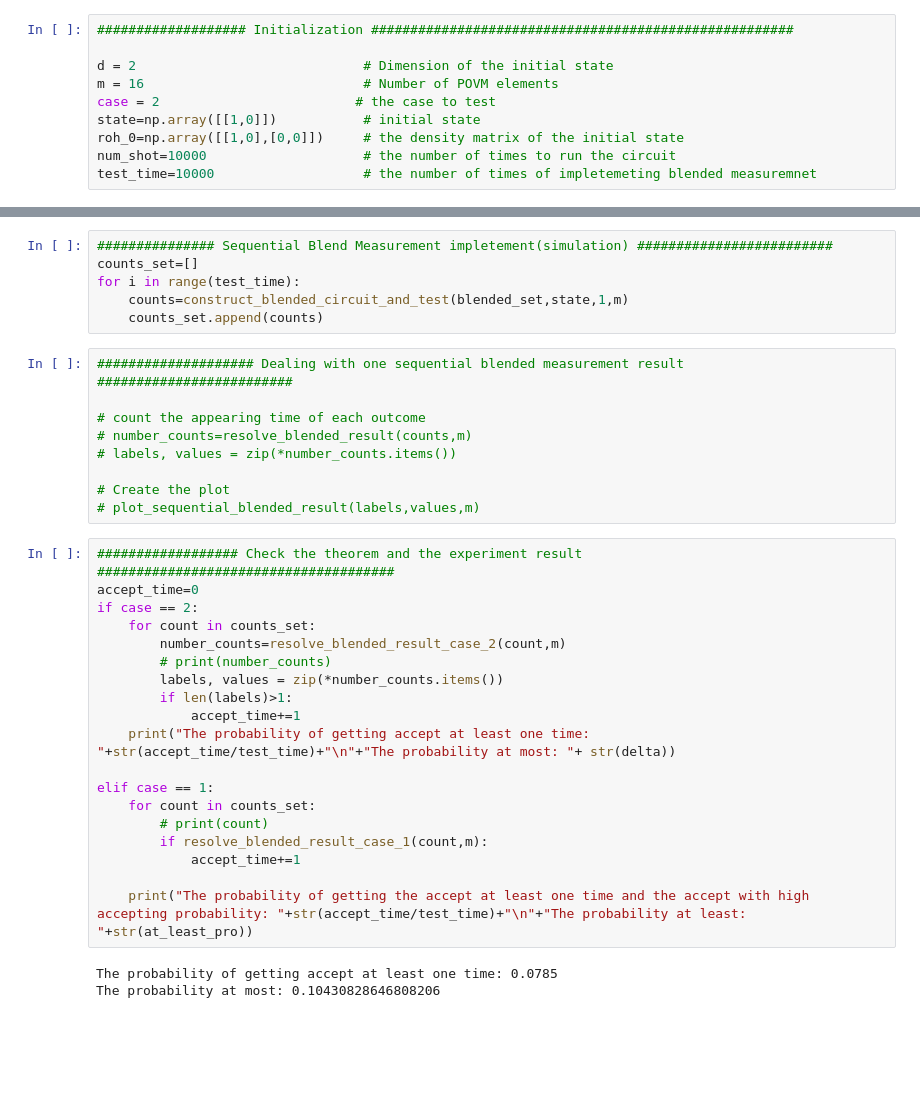
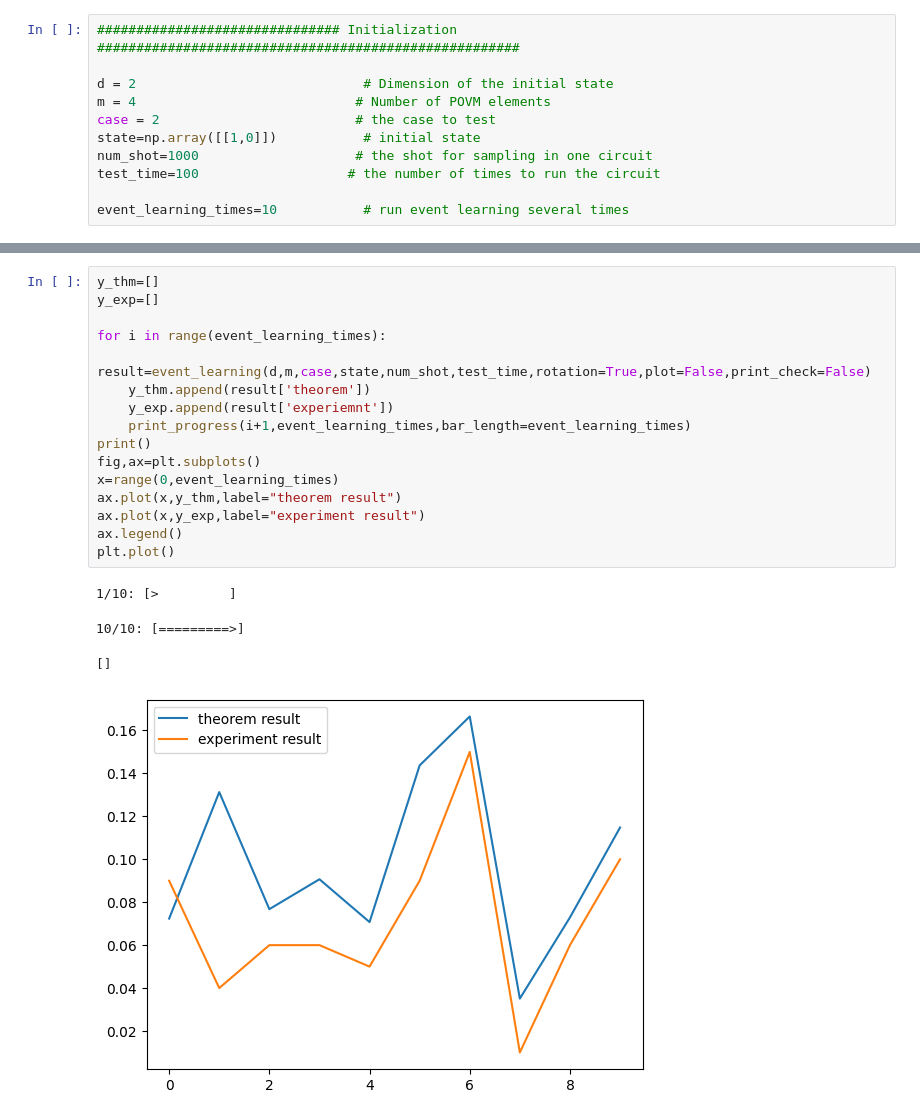
Before and after one commit to jason890317/random_measurement, a Jupyter notebook: random.ipynb, the cells around one changed output, grey strips where cells are left out. Drawn from its saved outputs; the diff is of its cells as text; blank space fills up the shorter version.

Commit message:
event learning_fuc

```diff
--- a/random.ipynb
+++ b/random.ipynb
@@ -10,10 +6,11 @@ from tools import print_eigenvalue, show_probability_povm,construct_circuit_and_
 # %%
-################### Initialization ######################################################
+############################### Initialization ######################################################
 
 d = 2                             # Dimension of the initial state
-m = 16                            # Number of POVM elements
+m = 4                            # Number of POVM elements
 case = 2                         # the case to test
 state=np.array([[1,0]])           # initial state
-roh_0=np.array([[1,0],[0,0]])     # the density matrix of the initial state
-num_shot=10000                    # the number of times to run the circuit
-test_time=10000                   # the number of times of impletemeting blended measuremnet
+num_shot=1000                    # the shot for sampling in one circuit
+test_time=100                   # the number of times to run the circuit
+
+event_learning_times=10           # run event learning several times
@@ -109,37 +17,21 @@ plt.show()
-# %%
-############### Sequential Blend Measurement impletement(simulation) #########################
-counts_set=[]
-for i in range(test_time):
-    counts=construct_blended_circuit_and_test(blended_set,state,1,m)
-    counts_set.append(counts)
-# %%
-#################### Dealing with one sequential blended measurement result #########################
-
-# count the appearing time of each outcome
-# number_counts=resolve_blended_result(counts,m)
-# labels, values = zip(*number_counts.items())
-
-# Create the plot
-# plot_sequential_blended_result(labels,values,m)
-# %%
-################## Check the theorem and the experiment result ######################################
-accept_time=0
-if case == 2:
-    for count in counts_set:
-        number_counts=resolve_blended_result_case_2(count,m)
-        # print(number_counts)
-        labels, values = zip(*number_counts.items())
-        if len(labels)>1:
-            accept_time+=1
-    print("The probability of getting accept at least one time: "+str(accept_time/test_time)+"\n"+"The probability at most: "+ str(delta))
-
-elif case == 1:
-    for count in counts_set:
-        # print(count)
-        if resolve_blended_result_case_1(count,m):
-            accept_time+=1
-
-    print("The probability of getting the accept at least one time and the accept with high accepting probability: "+str(accept_time/test_time)+"\n"+"The probability at least: "+str(at_least_pro))
-# %% [output]
-The probability of getting accept at least one time: 0.0785
-The probability at most: 0.10430828646808206
+# %%
+y_thm=[]
+y_exp=[]
+
+for i in range(event_learning_times):
+    result=event_learning(d,m,case,state,num_shot,test_time,rotation=True,plot=False,print_check=False)
+    y_thm.append(result['theorem'])
+    y_exp.append(result['experiemnt'])
+    print_progress(i+1,event_learning_times,bar_length=event_learning_times)
+print()
+fig,ax=plt.subplots()
+x=range(0,event_learning_times)
+ax.plot(x,y_thm,label="theorem result")
+ax.plot(x,y_exp,label="experiment result")
+ax.legend()
+plt.plot()
+# %% [output]
+1/10: [>         ]
+10/10: [=========>]
+[]
+[figure, added]
```
Also changed, not shown: parts of 5 cells of this notebook, 4 other files.
